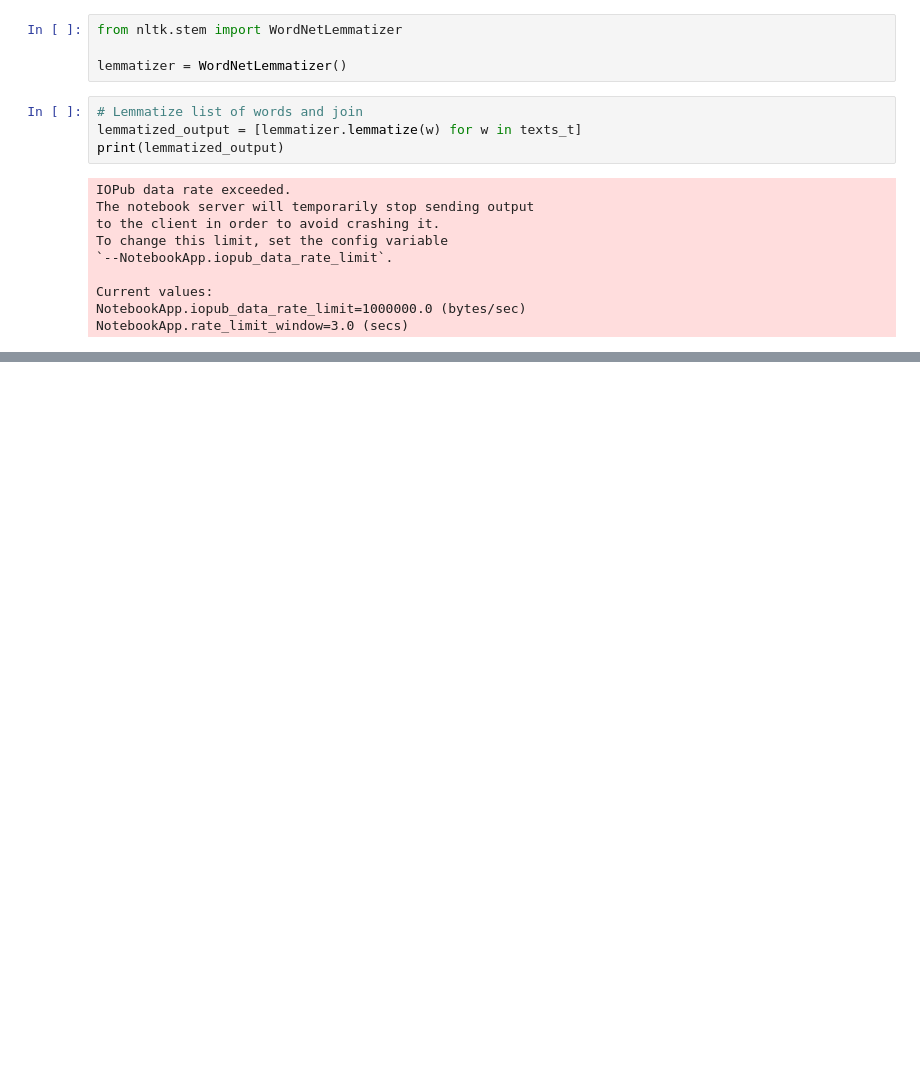
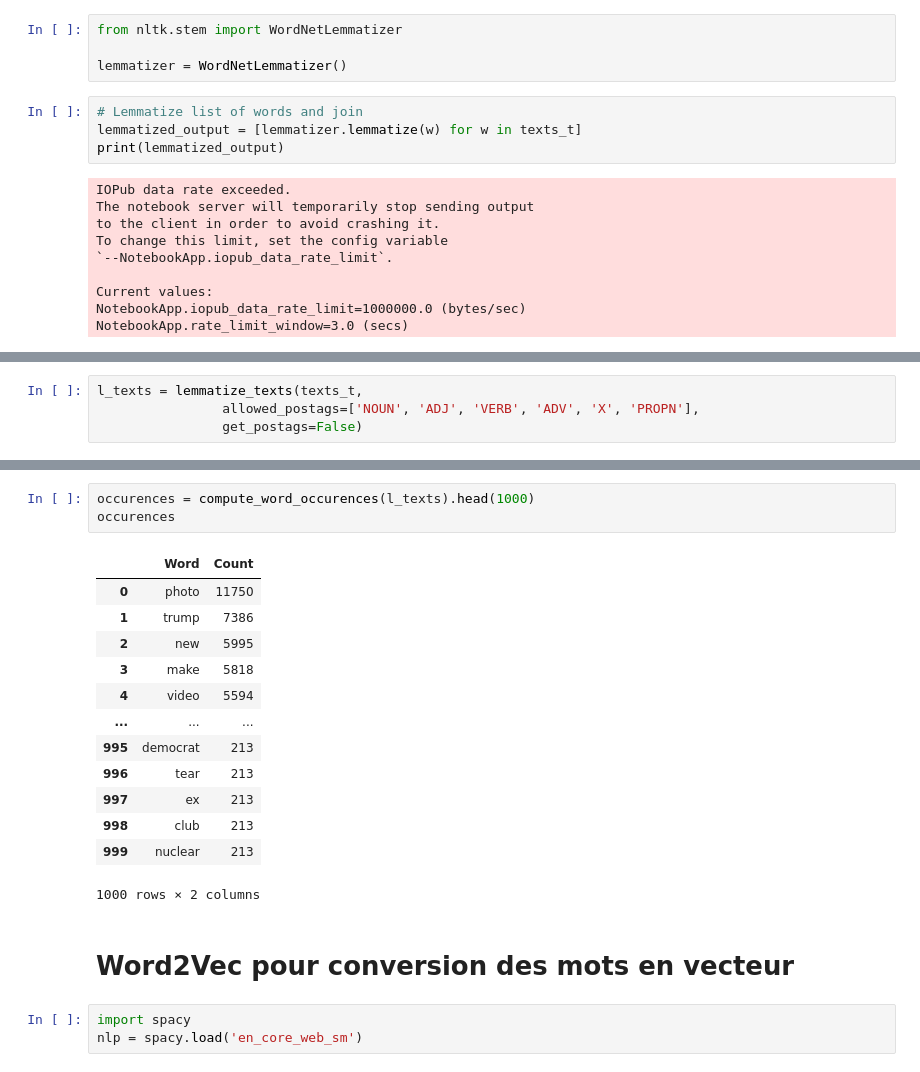
Before and after one commit to RudyLo/Naturali_Language_Processing, a Jupyter notebook: Projet Topic Modeling NLP.ipynb, the cells around one changed output, grey strips where cells are left out. Cells and saved outputs as stored; diff of their text form; blank space fills up the shorter version.

```diff
--- a/Projet Topic Modeling NLP.ipynb
+++ b/Projet Topic Modeling NLP.ipynb
@@ -526,0 +592,4 @@ NotebookApp.rate_limit_window=3.0 (secs)
+# %%
+l_texts = lemmatize_texts(texts_t,
+                allowed_postags=['NOUN', 'ADJ', 'VERB', 'ADV', 'X', 'PROPN'],
+                get_postags=False)
@@ -526,0 +619,22 @@ NotebookApp.rate_limit_window=3.0 (secs)
+# %%
+occurences = compute_word_occurences(l_texts).head(1000)
+occurences
+# %% [output]
+|  | Word | Count |
+| 0 | photo | 11750 |
+| 1 | trump | 7386 |
+| 2 | new | 5995 |
+| 3 | make | 5818 |
+| 4 | video | 5594 |
+| ... | ... | ... |
+| 995 | democrat | 213 |
+| 996 | tear | 213 |
+| 997 | ex | 213 |
+| 998 | club | 213 |
+| 999 | nuclear | 213 |
+1000 rows × 2 columns
+# %% [markdown]
+# Word2Vec pour conversion des mots en vecteur
+# %%
+import spacy
+nlp = spacy.load('en_core_web_sm')
```
Also changed, not shown: parts of 11 cells of this notebook.
